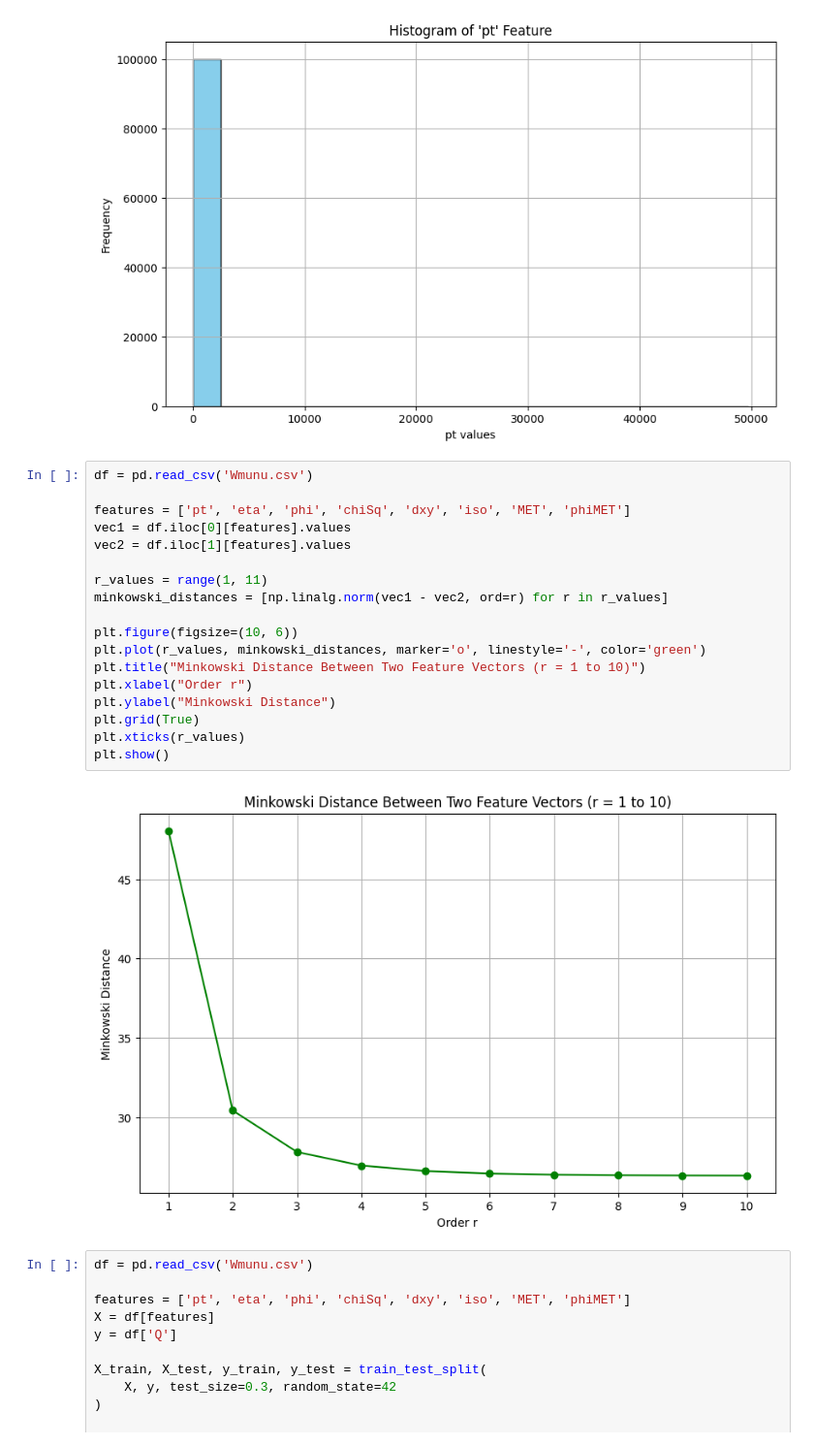
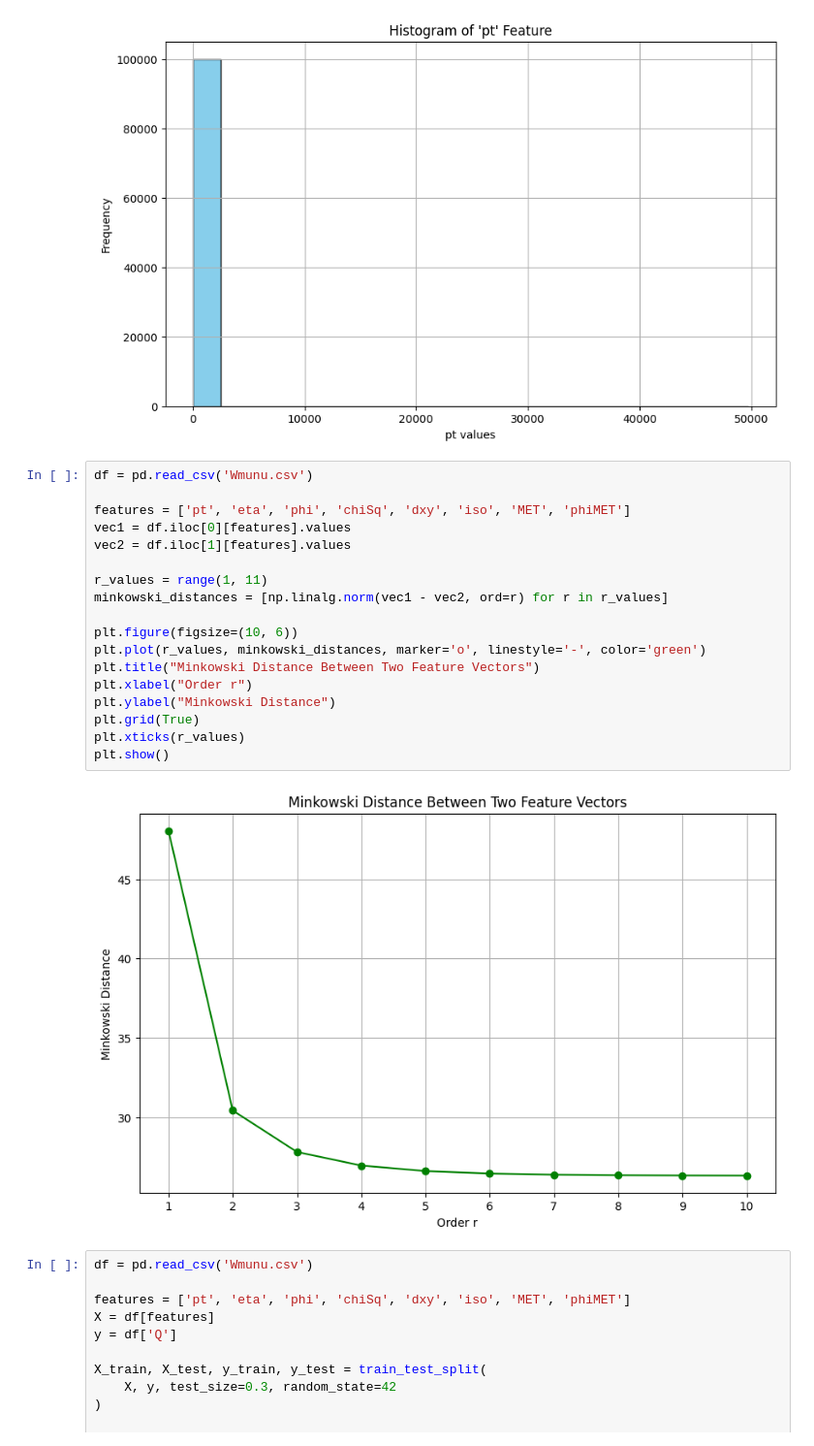
Before and after one commit to harshvardhan176/ML_LAB_01, a Jupyter notebook: ML_Lab_03.ipynb, the cells around one changed output. Shown at 97% size. Cells and saved outputs as stored; diff of their text form.

```diff
--- a/ML_Lab_03.ipynb
+++ b/ML_Lab_03.ipynb
@@ -70,23 +70,23 @@ Variance of 'pt': 44301.76543281126
 # %%
 df = pd.read_csv('Wmunu.csv')
 
 features = ['pt', 'eta', 'phi', 'chiSq', 'dxy', 'iso', 'MET', 'phiMET']
 vec1 = df.iloc[0][features].values
 vec2 = df.iloc[1][features].values
 
 r_values = range(1, 11)
 minkowski_distances = [np.linalg.norm(vec1 - vec2, ord=r) for r in r_values]
 
 plt.figure(figsize=(10, 6))
 plt.plot(r_values, minkowski_distances, marker='o', linestyle='-', color='green')
-plt.title("Minkowski Distance Between Two Feature Vectors (r = 1 to 10)")
+plt.title("Minkowski Distance Between Two Feature Vectors")
 plt.xlabel("Order r")
 plt.ylabel("Minkowski Distance")
 plt.grid(True)
 plt.xticks(r_values)
 plt.show()
 # %% [output]
-[figure, old version]
+[figure, new version]
 # %%
 df = pd.read_csv('Wmunu.csv')
 
```
Also changed, not shown: parts of 5 cells of this notebook.
